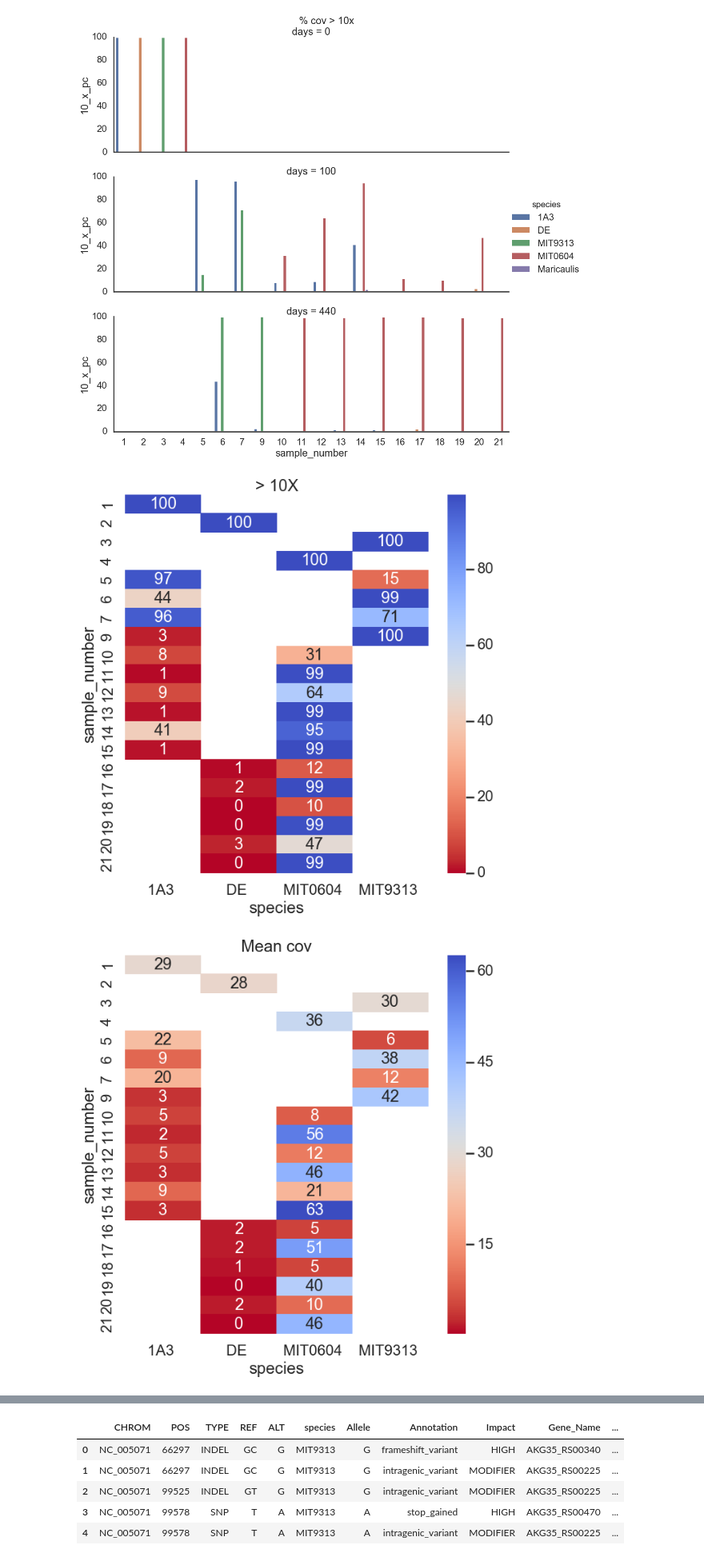
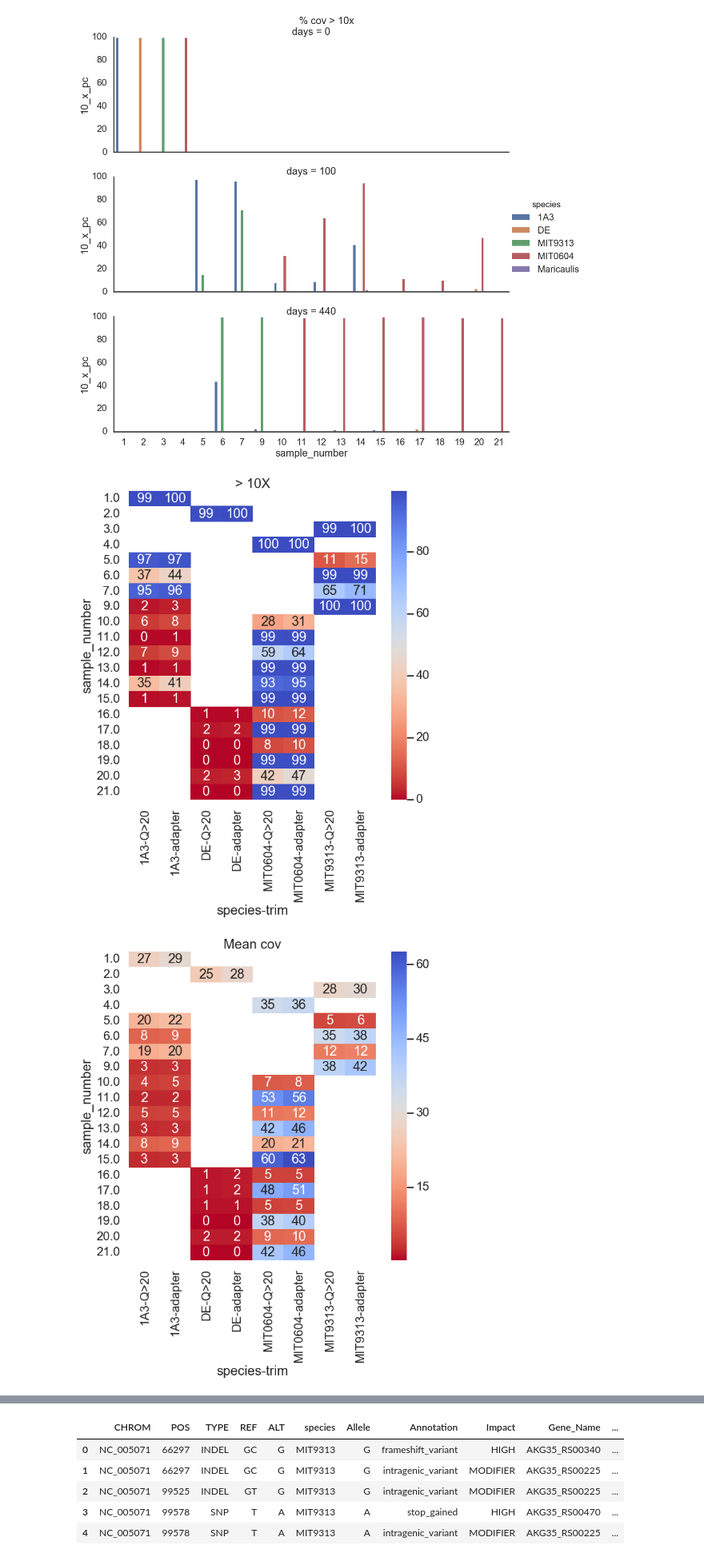
Before and after one commit to wosnat/ccpa, a Jupyter notebook: ccpa_snippy.ipynb, the cells around one changed output, grey strips where cells are left out. Shown at 80% size. Saved outputs shown, nothing was run; the diff lists cells and outputs as text; code cells hidden in the pictures.

```diff
--- a/ccpa_snippy.ipynb
+++ b/ccpa_snippy.ipynb
@@ -128,0 +211,4 @@ with pd.ExcelWriter('bamqc_stats.xlsx', engine='xlsxwriter') as writer:
+# %%
+trimmed_df = pd.merge(trimmed_df, meta_df, on='sample_number', how='left')
+# %%
+trimmed_df['pair'] = trimmed_df['PRO'] + ',' + trimmed_df['ALT']
@@ -128,0 +281,15 @@ with pd.ExcelWriter('bamqc_stats.xlsx', engine='xlsxwriter') as writer:
+# %%
+bamqc_df['trim'] = 'adapter'
+trimmed_df['trim'] = 'Q>20'
+pd.options.display.float_format = '{:.0f}'.format
+
+merged_stat_df = pd.concat([
+    bamqc_df.loc[~bamqc_df.species.isin(['Maricaulis '])],
+    trimmed_df.loc[
+        (trimmed_df['command'] == 'bamqc') &
+        ((trimmed_df['mode'] == 'filtered') |
+         ((trimmed_df['sample_number'] < 5)  &
+          (trimmed_df.PRO == trimmed_df.species) | (trimmed_df.ALT == trimmed_df.species)))
+                                            ]
+                                            ],
+        )
@@ -128,0 +304,2 @@ with pd.ExcelWriter('bamqc_stats.xlsx', engine='xlsxwriter') as writer:
+# %%
+merged_stat_df.species = merged_stat_df.species.str.strip()
@@ -147,22 +332,22 @@ Text(0.5, 1, '% cov > 10x')
 # %%
 value_cols = [  '10_x_pc',
          'mean_coverage',
              ]
 
 for v in value_cols:
     # 'sample', 'PRO', 'ALT', 'exp',
     plt.figure(figsize=(10,10))
 
-    bamqc_pdf = bamqc_df.loc[~bamqc_df.species.isin(['Maricaulis '])].pivot(index='sample_number', columns='species',
+    bamqc_pdf = merged_stat_df.pivot_table(index='sample_number', columns=['species', 'trim'],
                            values=[v]).droplevel(level=0, axis='columns')
     #bamqc_pdf[pct_cols] = bamqc_pdf[pct_cols]/100
     #bamqc_pdf.rename(columns=qmap_titles, inplace=True)
     sns.heatmap(bamqc_pdf, cmap='coolwarm_r',
                   annot=True, fmt='.0f')
     plt.title(qmap_titles[v])
     plt.show()
 # %% [output]
-[figure, old version]
+[figure, new version]
-[figure, old version]
+[figure, new version]
 # %%
 #from glob import glob
```
Also changed, not shown: parts of 27 cells of this notebook, 44 other files.
